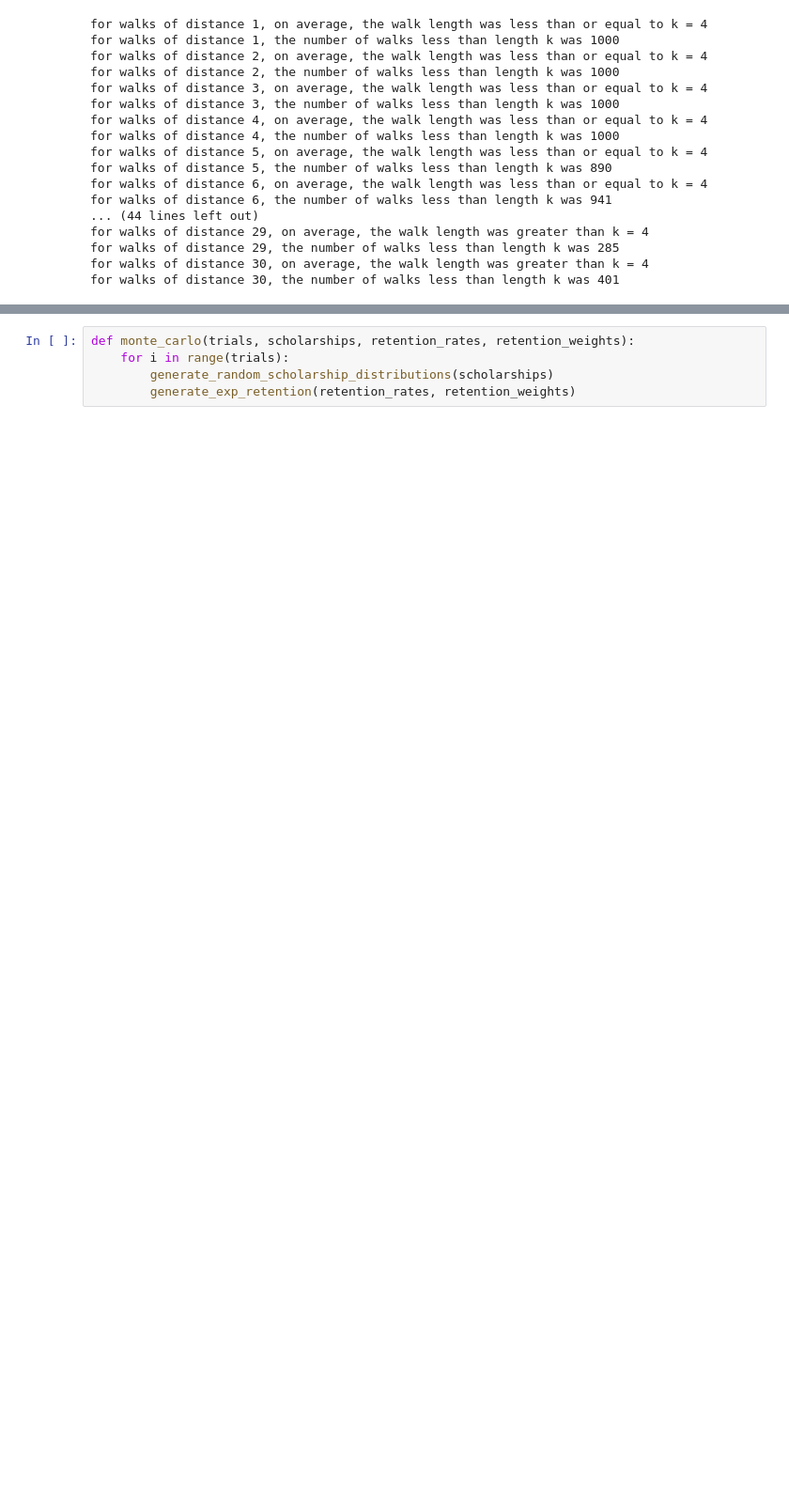
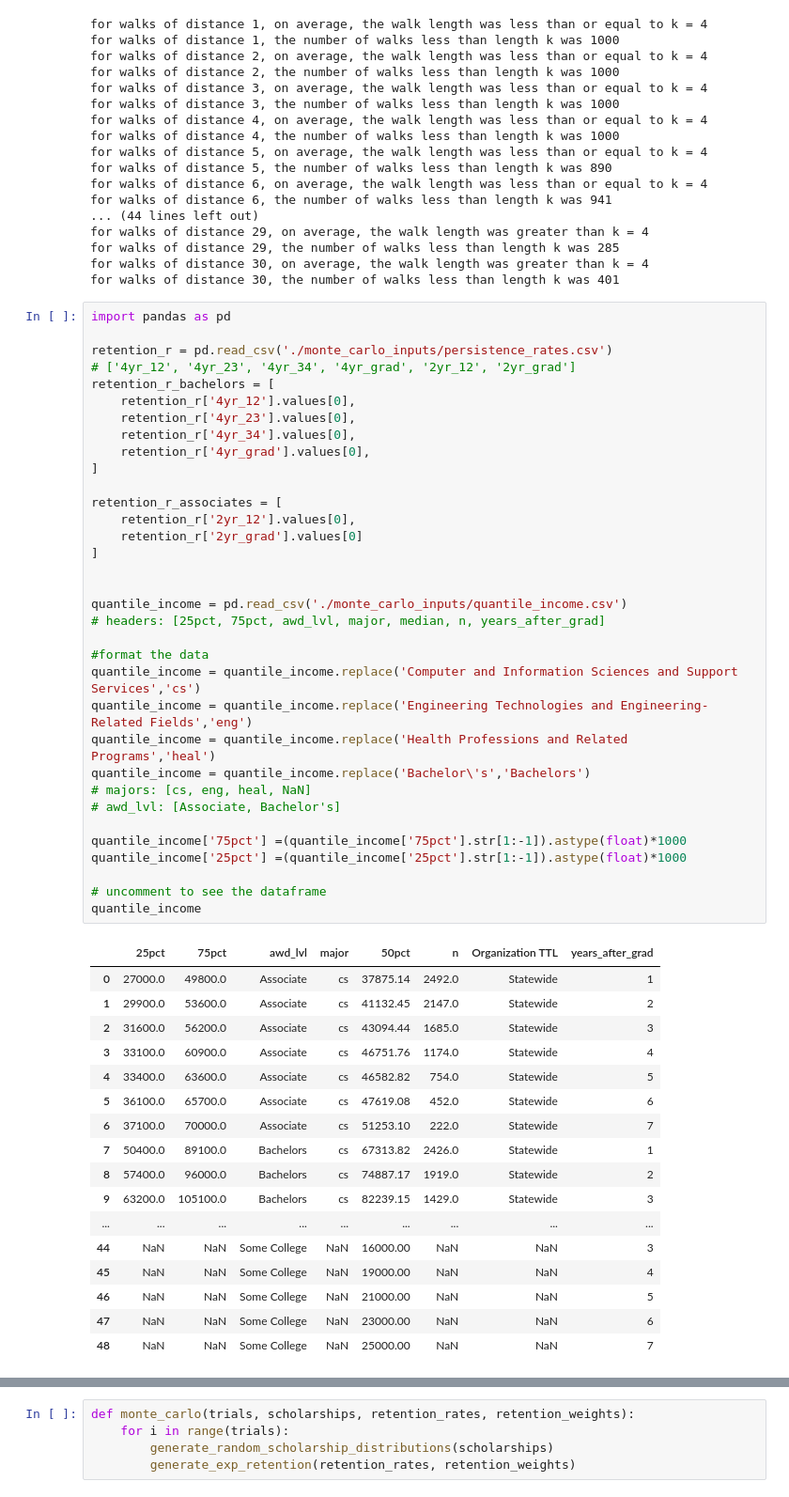
Before and after one commit to AashrayAnand/discrete_modeling, a Jupyter notebook: Random Walks & Monte Carlo Simulation.ipynb, the cells around one changed output, grey strips where cells are left out. Shown at 94% size. Cells and saved outputs as stored; diff of their text form; blank space fills up the shorter version.

```diff
--- a/Random Walks & Monte Carlo Simulation.ipynb
+++ b/Random Walks & Monte Carlo Simulation.ipynb
@@ -117,6 +117,58 @@ for walks of distance 29, on average, the walk length was greater than k = 4
 for walks of distance 29, the number of walks less than length k was 285
 for walks of distance 30, on average, the walk length was greater than k = 4
 for walks of distance 30, the number of walks less than length k was 401
+# %%
+import pandas as pd
+
+retention_r = pd.read_csv('./monte_carlo_inputs/persistence_rates.csv')
+# ['4yr_12', '4yr_23', '4yr_34', '4yr_grad', '2yr_12', '2yr_grad']
+retention_r_bachelors = [
+    retention_r['4yr_12'].values[0],
+    retention_r['4yr_23'].values[0],
+    retention_r['4yr_34'].values[0],
+    retention_r['4yr_grad'].values[0],
+]
+
+retention_r_associates = [
+    retention_r['2yr_12'].values[0],
+    retention_r['2yr_grad'].values[0]
+]
+
+
+quantile_income = pd.read_csv('./monte_carlo_inputs/quantile_income.csv')
+# headers: [25pct, 75pct, awd_lvl, major, median, n, years_after_grad]
+
+#format the data
+quantile_income = quantile_income.replace('Computer and Information Sciences and Support Services','cs')
+quantile_income = quantile_income.replace('Engineering Technologies and Engineering-Related Fields','eng')
+quantile_income = quantile_income.replace('Health Professions and Related Programs','heal')
+quantile_income = quantile_income.replace('Bachelor\'s','Bachelors')
+# majors: [cs, eng, heal, NaN]
+# awd_lvl: [Associate, Bachelor's]
+
+quantile_income['75pct'] =(quantile_income['75pct'].str[1:-1]).astype(float)*1000
+quantile_income['25pct'] =(quantile_income['25pct'].str[1:-1]).astype(float)*1000
+
+# uncomment to see the dataframe
+quantile_income
+# %% [output]
+|  | 25pct | 75pct | awd_lvl | major | 50pct | n | Organization TTL | years_after_grad |
+| 0 | 27000.0 | 49800.0 | Associate | cs | 37875.14 | 2492.0 | Statewide | 1 |
+| 1 | 29900.0 | 53600.0 | Associate | cs | 41132.45 | 2147.0 | Statewide | 2 |
+| 2 | 31600.0 | 56200.0 | Associate | cs | 43094.44 | 1685.0 | Statewide | 3 |
+| 3 | 33100.0 | 60900.0 | Associate | cs | 46751.76 | 1174.0 | Statewide | 4 |
+| 4 | 33400.0 | 63600.0 | Associate | cs | 46582.82 | 754.0 | Statewide | 5 |
+| 5 | 36100.0 | 65700.0 | Associate | cs | 47619.08 | 452.0 | Statewide | 6 |
+| 6 | 37100.0 | 70000.0 | Associate | cs | 51253.10 | 222.0 | Statewide | 7 |
+| 7 | 50400.0 | 89100.0 | Bachelors | cs | 67313.82 | 2426.0 | Statewide | 1 |
+| 8 | 57400.0 | 96000.0 | Bachelors | cs | 74887.17 | 1919.0 | Statewide | 2 |
+| 9 | 63200.0 | 105100.0 | Bachelors | cs | 82239.15 | 1429.0 | Statewide | 3 |
+| ... | ... | ... | ... | ... | ... | ... | ... | ... |
+| 44 | NaN | NaN | Some College | NaN | 16000.00 | NaN | NaN | 3 |
+| 45 | NaN | NaN | Some College | NaN | 19000.00 | NaN | NaN | 4 |
+| 46 | NaN | NaN | Some College | NaN | 21000.00 | NaN | NaN | 5 |
+| 47 | NaN | NaN | Some College | NaN | 23000.00 | NaN | NaN | 6 |
+| 48 | NaN | NaN | Some College | NaN | 25000.00 | NaN | NaN | 7 |
 # %%
 import numpy as np
 from numpy.random import choice
```
Also changed, not shown: parts of 3 cells of this notebook, 4 other files.
